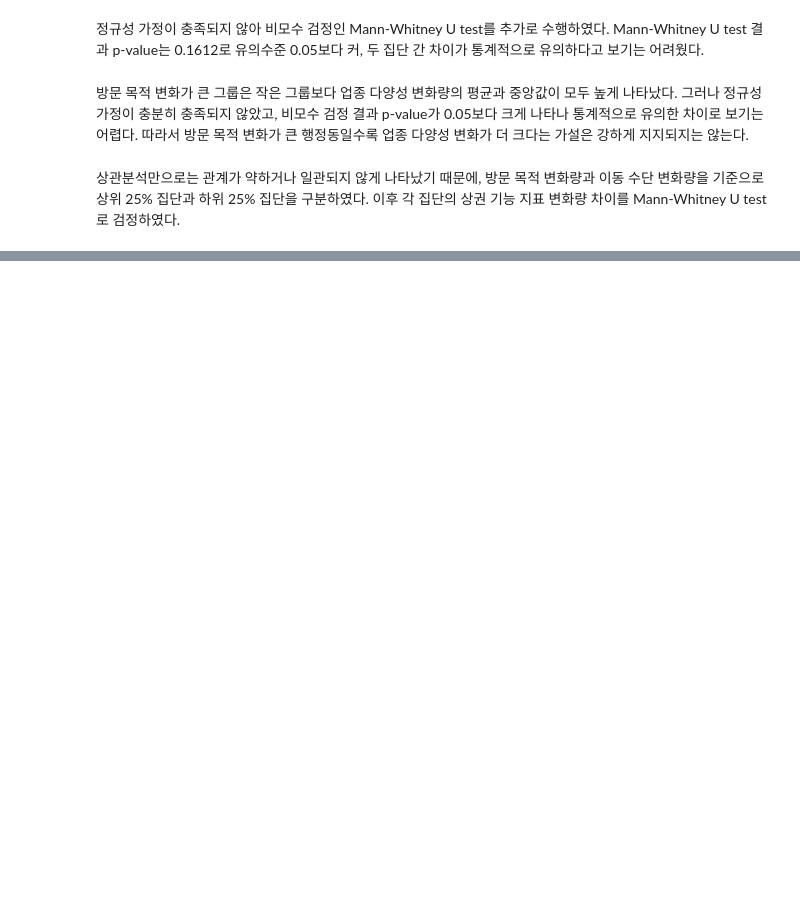
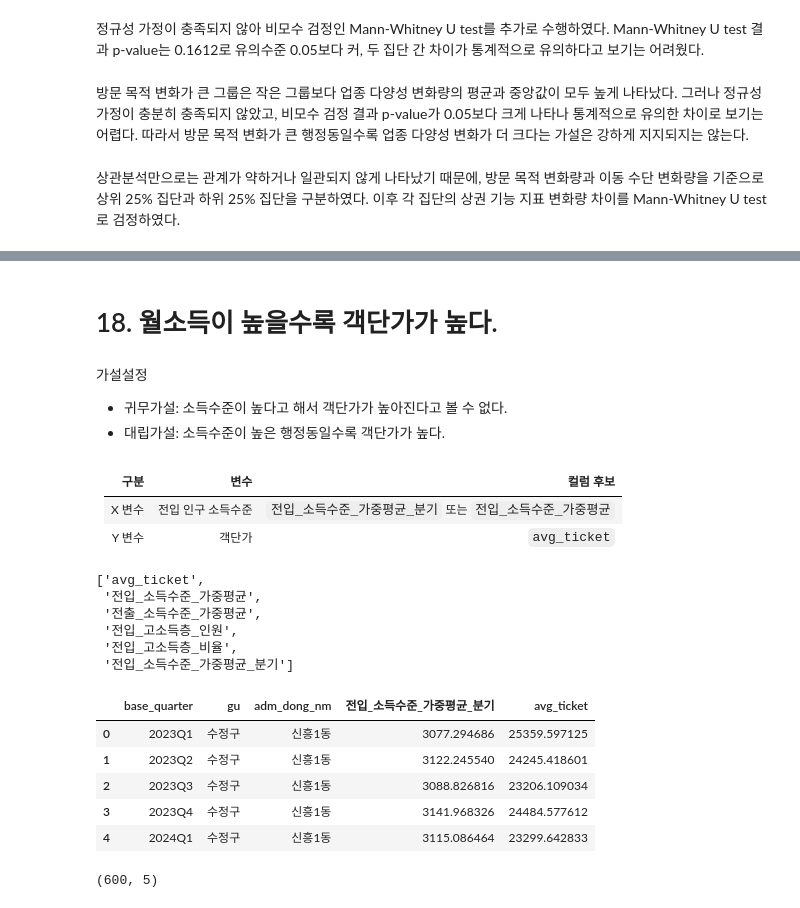
Before and after one commit to bulsajo1/final_project, a Jupyter notebook: Jiryun/통계_검정.ipynb, the cells around one changed output, grey strips where cells are left out. Cells and saved outputs as stored; diff of their text form; code cells hidden in the pictures; blank space fills up the shorter version.

```diff
--- a/Jiryun/통계_검정.ipynb
+++ b/Jiryun/통계_검정.ipynb
@@ -1964,0 +2225,42 @@ display(h14_group_test_df)
+# %% [markdown]
+# 18. 월소득이 높을수록 객단가가 높다.
+# %% [markdown]
+가설설정
+- 귀무가설: 소득수준이 높다고 해서 객단가가 높아진다고 볼 수 없다.
+- 대립가설: 소득수준이 높은 행정동일수록 객단가가 높다.
+# %% [markdown]
+| 구분   | 변수         | 컬럼 후보                               |
+| ---- | ---------- | ----------------------------------- |
+| X 변수 | 전입 인구 소득수준 | `전입_소득수준_가중평균_분기` 또는 `전입_소득수준_가중평균` |
+| Y 변수 | 객단가        | `avg_ticket`                        |
+# %%
+[col for col in h3_3_data.columns if "소득" in col or "고소득" in col or col == "avg_ticket"]
+# %% [output]
+['avg_ticket',
+ '전입_소득수준_가중평균',
+ '전출_소득수준_가중평균',
+ '전입_고소득층_인원',
+ '전입_고소득층_비율',
+ '전입_소득수준_가중평균_분기']
+# %%
+# 분석용 테이블 생성
+h18_data = h3_3_data[
+    [
+        "base_quarter",
+        "gu",
+        "adm_dong_nm",
+        "전입_소득수준_가중평균_분기",
+        "avg_ticket"
+    ]
+].dropna()
+
+display(h18_data.head())
+display(h18_data.shape)
+# %% [output]
+|  | base_quarter | gu | adm_dong_nm | 전입_소득수준_가중평균_분기 | avg_ticket |
+| 0 | 2023Q1 | 수정구 | 신흥1동 | 3077.294686 | 25359.597125 |
+| 1 | 2023Q2 | 수정구 | 신흥1동 | 3122.245540 | 24245.418601 |
+| 2 | 2023Q3 | 수정구 | 신흥1동 | 3088.826816 | 23206.109034 |
+| 3 | 2023Q4 | 수정구 | 신흥1동 | 3141.968326 | 24484.577612 |
+| 4 | 2024Q1 | 수정구 | 신흥1동 | 3115.086464 | 23299.642833 |
+(600, 5)
```
Also changed, not shown: parts of 31 cells of this notebook.
